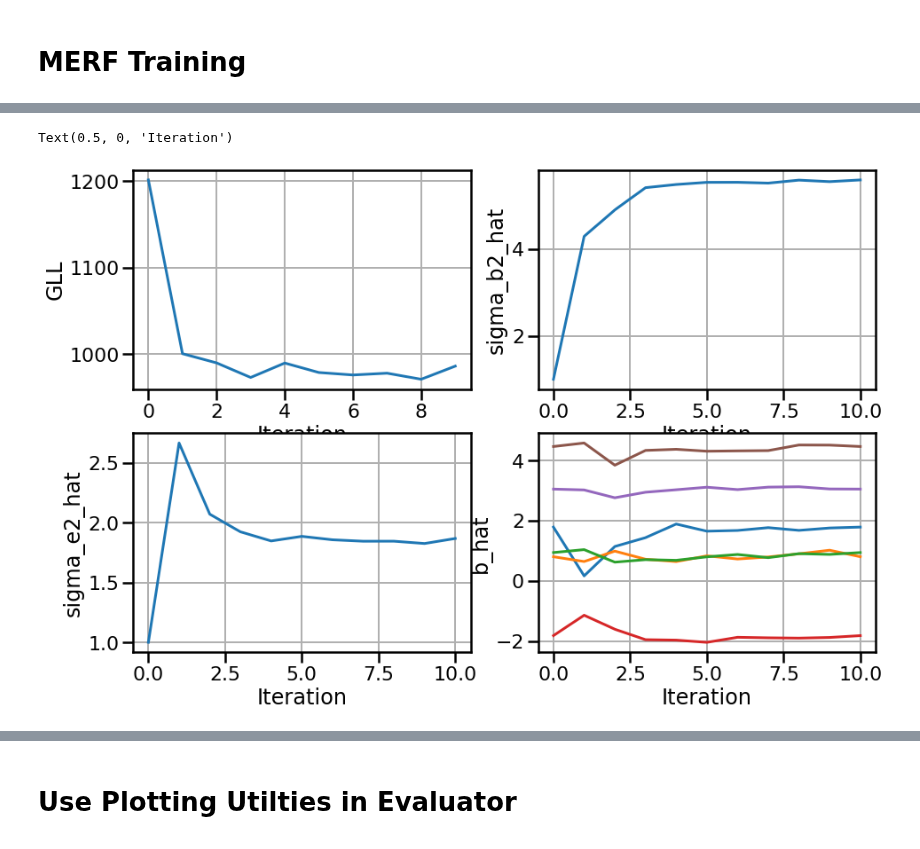
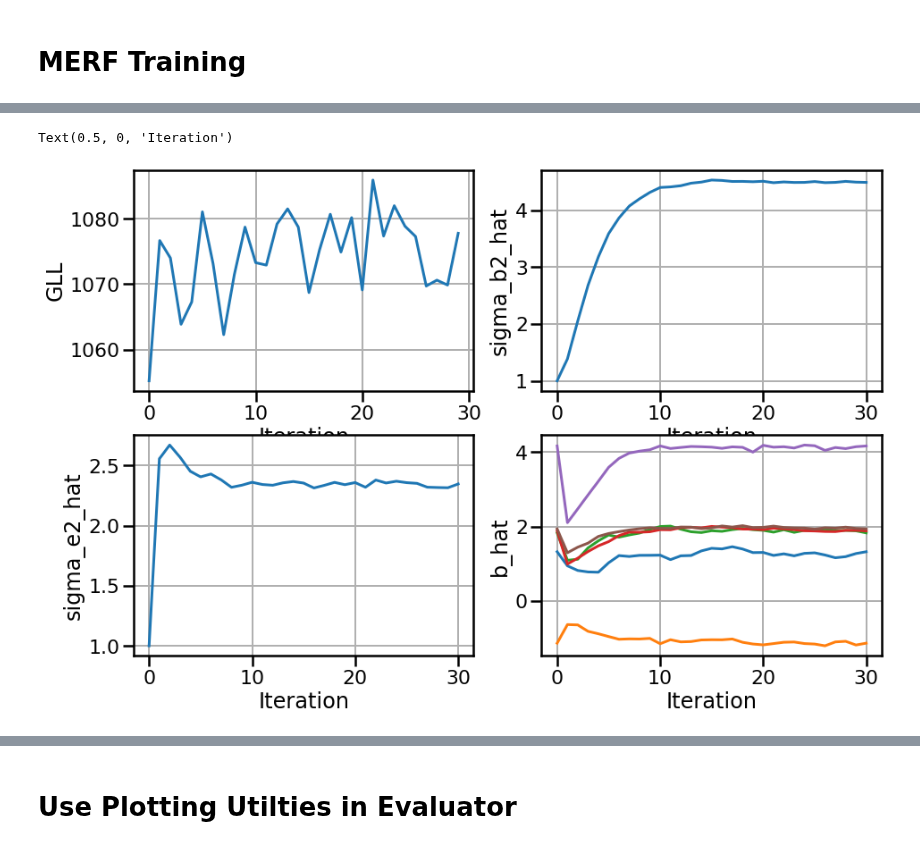
Before and after one commit to manifoldai/merf, a Jupyter notebook: notebooks/MERF Example.ipynb, the cells around one changed output, grey strips where cells are left out. Drawn from its saved outputs; the diff is of its cells as text; code cells hidden in the pictures.

```diff
--- a/notebooks/MERF Example.ipynb
+++ b/notebooks/MERF Example.ipynb
@@ -66,4 +75,4 @@ y_train = train['y']
 # %%
-mrf = MERF(n_estimators=300, max_iterations=10)
+mrf = MERF(max_iterations=30)
 mrf.fit(X_train, Z_train, clusters_train, y_train)
 # %% [output]
@@ -80,0 +99,6 @@ INFO     [merf.py:256] GLL is 986.3892098629307 at iteration 10.
+# %%
+from lightgbm import LGBMRegressor
+lgbm = LGBMRegressor()
+# %%
+mrf = MERF(lgbm, max_iterations=30)
+mrf.fit(X_train, Z_train, clusters_train, y_train)
@@ -85,35 +128,35 @@ plt.plot(mrf.gll_history)
 plt.grid('on')
 plt.ylabel('GLL')
 plt.xlabel('Iteration')
 
 plt.subplot(222)
 D_hat_history = [x[0][0] for x in mrf.D_hat_history]
 plt.plot(D_hat_history)
 plt.grid('on')
 plt.ylabel('sigma_b2_hat')
 plt.xlabel('Iteration')
 
 plt.subplot(223)
 plt.plot(mrf.sigma2_hat_history)
 plt.grid('on')
 plt.ylabel('sigma_e2_hat')
 plt.xlabel('Iteration')
 
 plt.subplot(224)
 b_df = pd.concat(mrf.b_hat_history, axis=1)
-b_df.columns = range(0, 11)
+b_df.columns = range(0, 31)
 plt.plot(b_df.loc[0])
 plt.plot(b_df.loc[20])
 plt.plot(b_df.loc[30])
 plt.plot(b_df.loc[40])
 plt.plot(b_df.loc[50])
 plt.plot(b_df.loc[60])
 plt.grid('on')
 plt.ylabel('b_hat')
 plt.xlabel('Iteration')
 # %% [output]
 Text(0.5, 0, 'Iteration')
-[figure, old version]
+[figure, new version]
 # %%
 mrf.trained_b.hist(bins=15)
 plt.xlabel('b_i')
```
Also changed, not shown: parts of 20 cells of this notebook, 1 other file.
